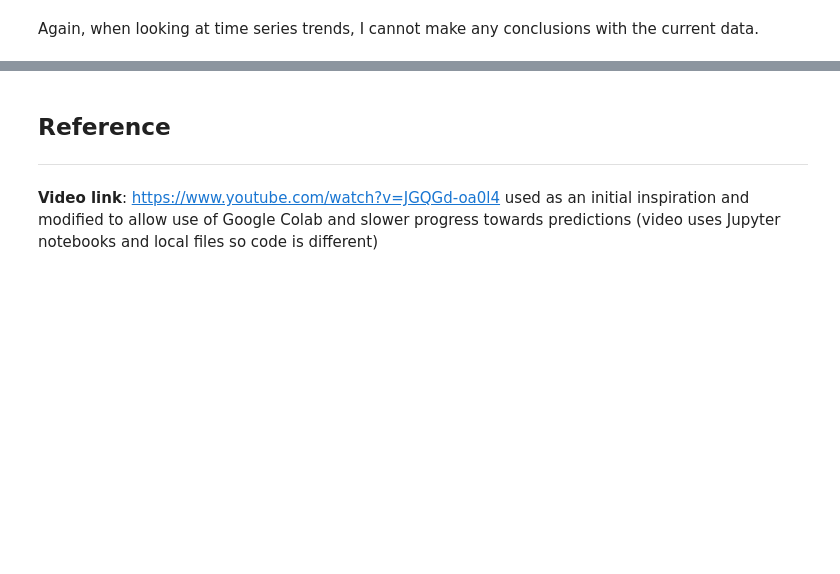
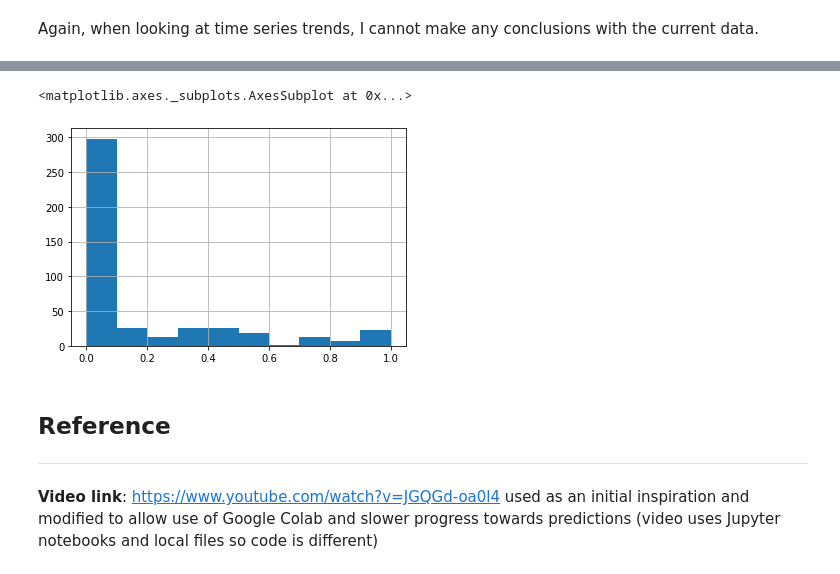
Before and after one commit to JaySanthanam/Programming-for-data, a Jupyter notebook: Projects/NBA.ipynb, the cells around one changed output, grey strips where cells are left out. Cells and saved outputs as stored; diff of their text form; code cells hidden in the pictures; blank space fills up the shorter version.

```diff
--- a/Projects/NBA.ipynb
+++ b/Projects/NBA.ipynb
@@ -226,3 +233,9 @@ Again, when looking at time series trends, I cannot make any conclusions with th
+# %%
+series2 = MVP_sort_df['Share']
+series2.hist()
+# %% [output]
+<matplotlib.axes._subplots.AxesSubplot at 0x...>
+[figure, added]
 # %% [markdown]
 ## Reference
 ---
```
Also changed, not shown: parts of 7 cells of this notebook.
